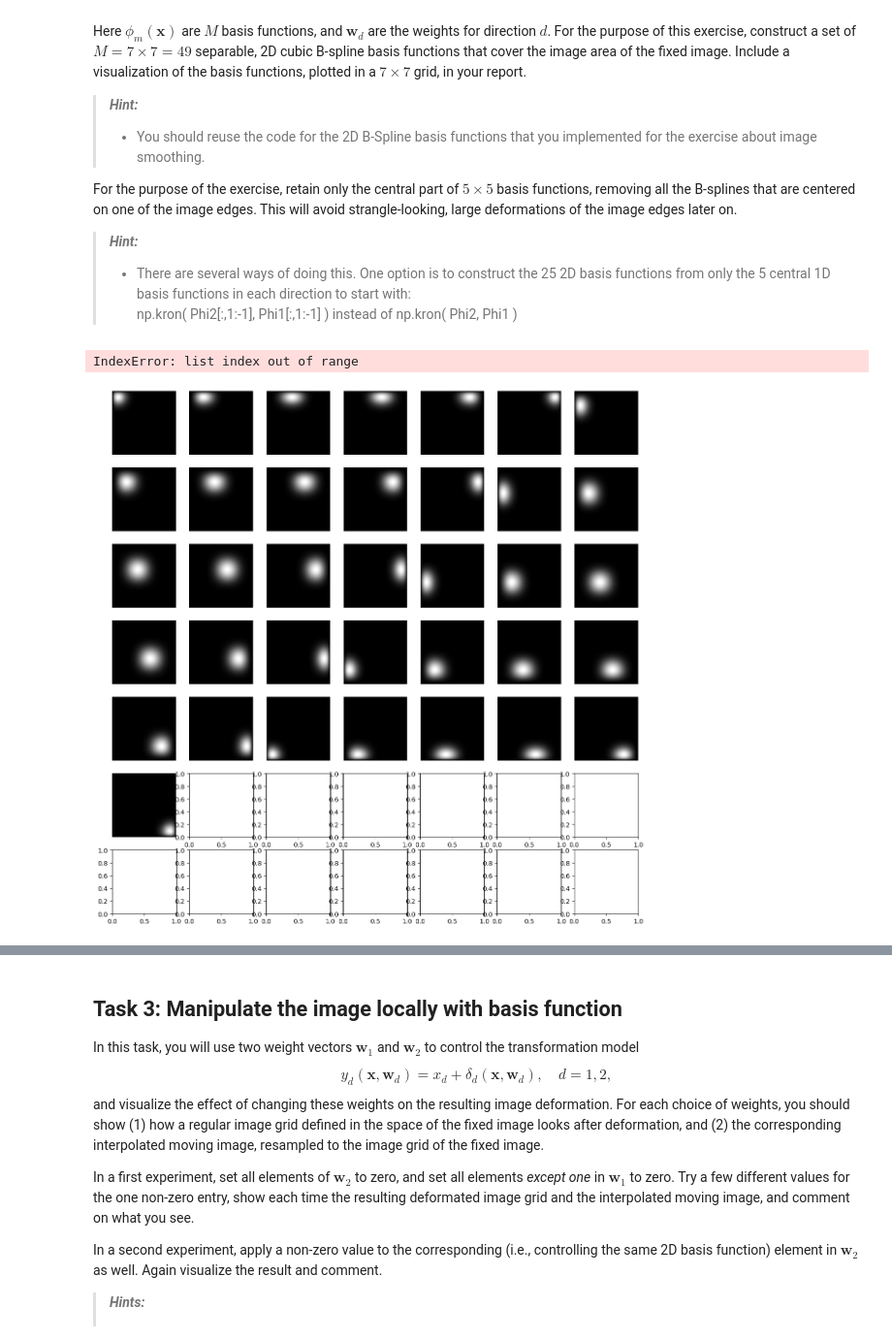
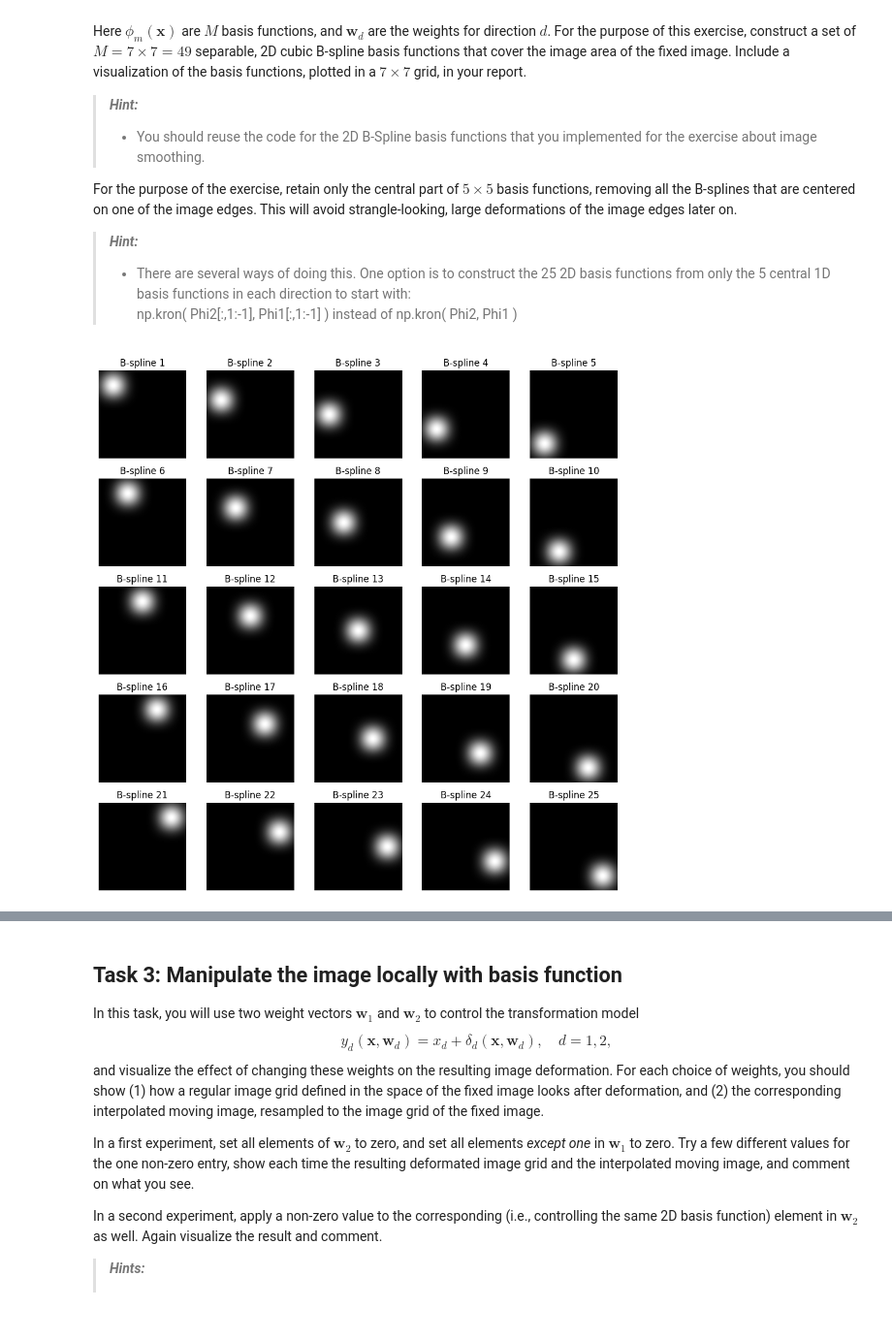
Before and after one commit to aliciags/medical-image-analysis-dtu, a Jupyter notebook: w4/Ex4_student.ipynb, the cells around one changed output, grey strips where cells are left out. Shown at 97% size. Drawn from its saved outputs; the diff is of its cells as text; code cells hidden in the pictures.

```diff
--- a/w4/Ex4_student.ipynb
+++ b/w4/Ex4_student.ipynb
@@ -199,6 +199,61 @@ For the purpose of the exercise, retain only the central part of $5 \times 5$ ba
 > instead of
 >        np.kron( Phi2, Phi1 )
 # %%
+# cubic B-spline interpolation
+def eval_cubic_BSpline(x):
+    """
+    Evaluates the uniform B-spline of cubic order "3" at the locations in vector "x"
+    """
+
+    x = np.asarray(x)  # Ensure x is a NumPy array
+    y = np.zeros_like(x)
+
+    # evaluate the uniform ubic B-spline at the locations in x
+    abs_x = np.abs(x)
+
+    # Different cases for cubic B-spline
+    y[abs_x < 1] = (4 - 6 * abs_x[abs_x < 1]**2 + 3 * abs_x[abs_x < 1]**3) / 6.0
+    y[(abs_x >= 1) & (abs_x < 2)] = (2 - abs_x[(abs_x >= 1) & (abs_x < 2)])**3 / 6.0
+    y[abs_x >= 2] = 0
+
+    return y
-# %% [output]
-IndexError: list index out of range
-[figure, removed]
+# %%
+# Grid and spline setup
+N_dim = 256  # Image dimension
+M_dim = 7    # Number of basis functions in each direction
+
+# Knot spacing for the B-splines
+h1 = (N_dim - 1) / (M_dim - 1)
+
+# Create the B-spline basis functions for each dimension
+phi1 = np.zeros((N_dim, M_dim))
+phi2 = np.zeros((N_dim, M_dim))
+
+x = np.arange(N_dim)
+for i in range(M_dim):
+    centered = i * h1
+    shifted = (x - centered) / h1
+    phi1[:, i] = eval_cubic_BSpline(shifted)
+    phi2[:, i] = eval_cubic_BSpline(shifted)
+
+# Form the 2D B-spline basis functions using the Kronecker product
+Phi = np.kron(phi2, phi1)  # Full 7x7 grid of basis functions
+
+# Now retain only the central 5x5 basis functions
+Phi_central = np.kron(phi2[:, 1:-1], phi1[:, 1:-1])  # 5x5 grid of basis functions
+
+# Visualize the central 25 basis functions in a 5x5 grid
+fig, axs = plt.subplots(5, 5, figsize=(10, 10))
+
+for i in range(25):
+    ax = axs[i // 5, i % 5]
+    basis_fn = Phi_central[:, i].reshape(N_dim, N_dim, order='F')
+
+    ax.imshow(basis_fn, cmap='gray')
+    ax.set_title(f'B-spline {i + 1}')
+    ax.axis('off')
+
+plt.tight_layout()
+plt.show()
+# %% [output]
+[figure, added]
```
Also changed, not shown: parts of 6 cells of this notebook.
